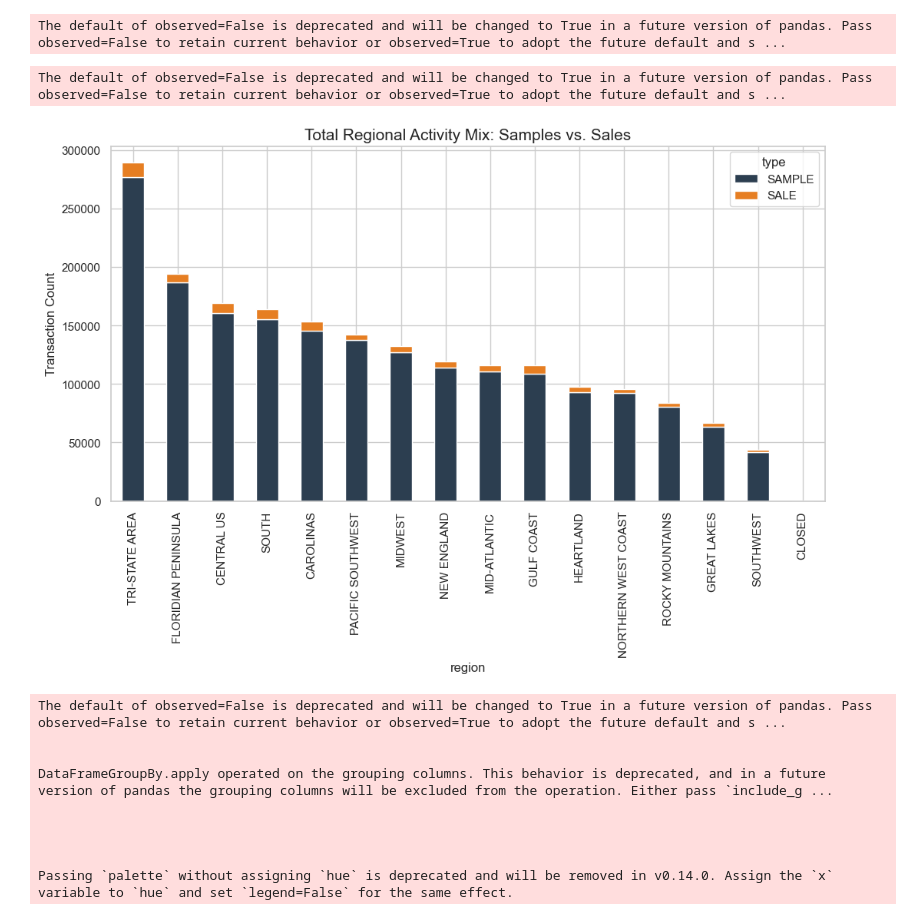
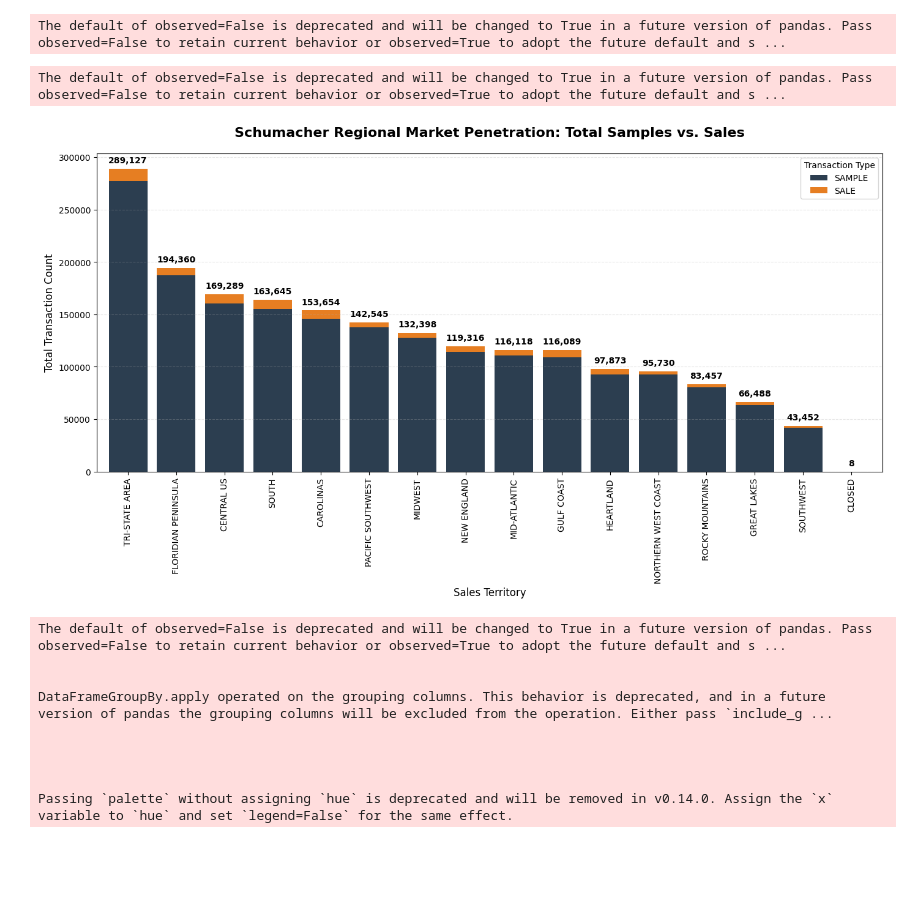
Before and after one commit to Avinash-patnaik/schumacher-customer-segmentation, a Jupyter notebook: notebooks/03_conversion_analysis.ipynb, the cells around one changed output. Saved outputs shown, nothing was run; the diff lists cells and outputs as text; code cells hidden in the pictures; blank space fills up the shorter version.

Commit message:
data: analysis done on the conversion by regions

```diff
--- a/notebooks/03_conversion_analysis.ipynb
+++ b/notebooks/03_conversion_analysis.ipynb
@@ -258,18 +248,40 @@ fig.show()
 # %% [output]
 The default of observed=False is deprecated and will be changed to True in a future version of pandas. Pass observed=False to retain current behavior or observed=True to adopt the future default and s ...
 # %%
-activity_mix = df_master.groupby(['region', 'type']).size().unstack().fillna(0)
+activity_mix = df_master.groupby('region')['type'].value_counts().unstack().fillna(0)
+
 activity_mix['Total'] = activity_mix['SAMPLE'] + activity_mix['SALE']
 activity_mix = activity_mix.sort_values('Total', ascending=False)
+ax = activity_mix[['SAMPLE', 'SALE']].plot(
+    kind='bar',
+    stacked=True,
+    figsize=(14, 8),
+    color=['#2c3e50', '#e67e22'],
+    width=0.8
+)
 
-# Visualization
-activity_mix[['SAMPLE', 'SALE']].plot(kind='bar', stacked=True, figsize=(12, 6), color=['#2c3e50', '#e67e22'])
-plt.title('Total Regional Activity Mix: Samples vs. Sales', fontsize=15)
-plt.ylabel('Transaction Count')
+
+for i, (name, row) in enumerate(activity_mix.iterrows()):
+    total = row['Total']
+    ax.annotate(f'{int(total):,}',
+                (i, total),
+                ha='center', va='bottom',
+                fontsize=10, fontweight='bold',
+                xytext=(0, 5),
+                textcoords='offset points')
+
+plt.title('Schumacher Regional Market Penetration: Total Samples vs. Sales', fontsize=16, fontweight='bold', pad=20)
+plt.ylabel('Total Transaction Count', fontsize=12)
+plt.xlabel('Sales Territory', fontsize=12)
+plt.xticks(rotation=90)
+plt.legend(title='Transaction Type', frameon=True)
+plt.grid(axis='y', linestyle='--', alpha=0.3)
+
+plt.tight_layout()
 plt.show()
 # %% [output]
 The default of observed=False is deprecated and will be changed to True in a future version of pandas. Pass observed=False to retain current behavior or observed=True to adopt the future default and s ...
-[figure, old version]
+[figure, new version]
 # %%
 sampling_intensity = df_master[df_master['type'] == 'SAMPLE'].groupby('region').apply(
     lambda x: x.shape[0] / x['trade_account_id'].nunique()
```
Also changed, not shown: parts of 2 cells of this notebook.
